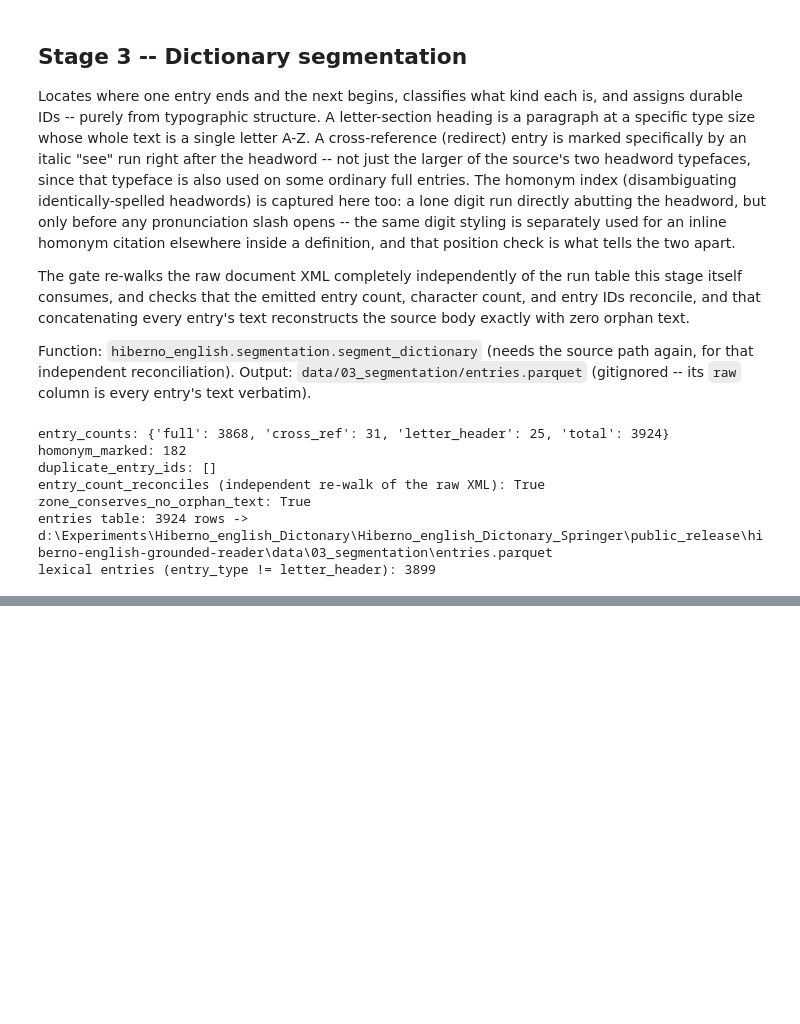
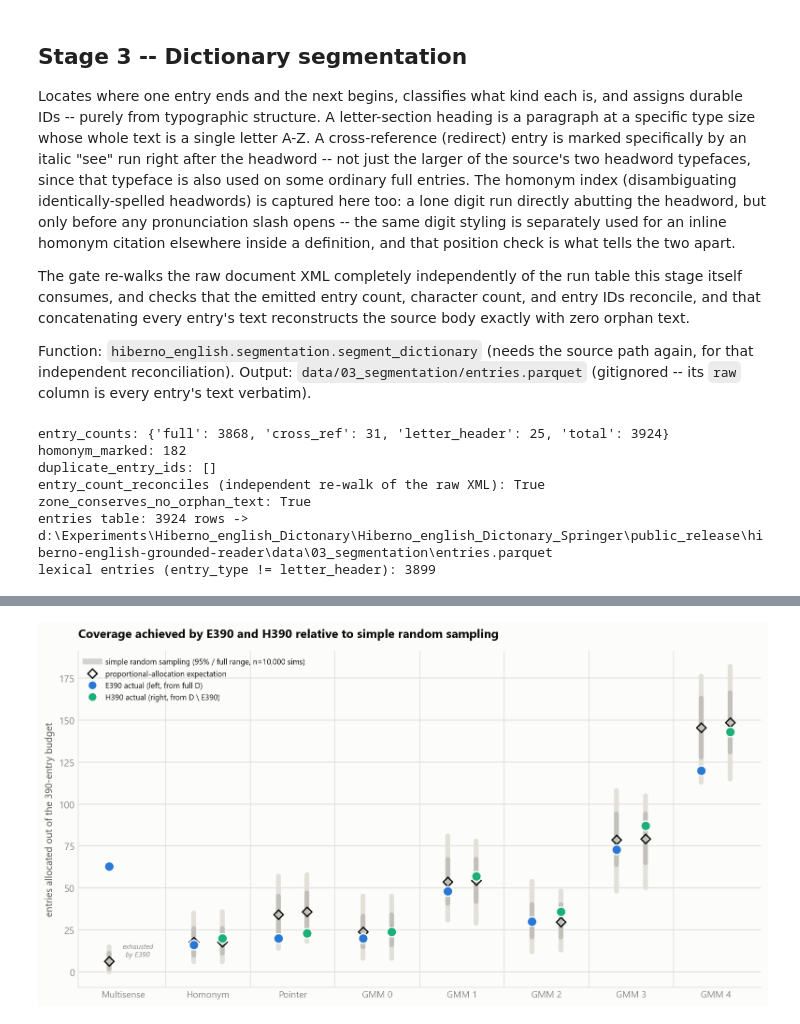
Before and after one commit to mrHendrixSL/hiberno-english-grounded-reader, a Jupyter notebook: notebooks/pipeline.ipynb, the cells around one changed output, grey strips where cells are left out. Cells and saved outputs as stored; diff of their text form; code cells hidden in the pictures; blank space fills up the shorter version.

```diff
--- a/notebooks/pipeline.ipynb
+++ b/notebooks/pipeline.ipynb
@@ -198,0 +549,92 @@ lexical entries (entry_type != letter_header): 3899
+# %%
+MIN_PER_STRATUM = 10  # same threshold design_e390 itself uses for Neyman allocation
+
+dtab_e = e390.design_table.to_pandas()
+ids_e = dtab_e["entry_id"].to_numpy()
+strat_e = dtab_e["stratum"].to_numpy()
+dtab_h = h390.design_table.to_pandas()
+ids_h = dtab_h["entry_id"].to_numpy()
+strat_h = dtab_h["stratum"].to_numpy()
+
+rng_e = np.random.default_rng(12345)
+rng_h = np.random.default_rng(67890)
+n_sims = 10_000
+idx_e, idx_h = np.arange(len(ids_e)), np.arange(len(ids_h))
+
+counts_e = {s: np.zeros(n_sims, dtype=int) for s in STRATA_ORDER}
+counts_h = {s: np.zeros(n_sims, dtype=int) for s in STRATA_ORDER if s != "H_multisense"}
+for t in range(n_sims):
+    draw_e = rng_e.choice(idx_e, size=r.budget, replace=False)
+    ve, ce = np.unique(strat_e[draw_e], return_counts=True)
+    map_e = dict(zip(ve, ce))
+    for s in STRATA_ORDER:
+        counts_e[s][t] = map_e.get(s, 0)
+    draw_h = rng_h.choice(idx_h, size=rh.budget, replace=False)
+    vh, ch = np.unique(strat_h[draw_h], return_counts=True)
+    map_h = dict(zip(vh, ch))
+    for s in counts_h:
+        counts_h[s][t] = map_h.get(s, 0)
+
+prop_e = {s: r.budget * r.population_by_stratum[s] / r.frame_size for s in STRATA_ORDER}
+prop_h = {s: rh.budget * rh.population_by_stratum[s] / rh.frame_size for s in counts_h}
+fail_e = float((counts_e["H_multisense"] < MIN_PER_STRATUM).mean())
+print(f"P(E390 simple random sampling gives fewer than 10 Multisense entries): {fail_e:.1%}")
+
+fig, ax = plt.subplots(figsize=(10.5, 5.6))
+x = np.arange(len(STRATA_ORDER))
+off = 0.17
+
+for i, s in enumerate(STRATA_ORDER):
+    xe = i - off
+    lo2, hi2 = counts_e[s].min(), counts_e[s].max()
+    lo, hi = np.percentile(counts_e[s], 2.5), np.percentile(counts_e[s], 97.5)
+    ax.plot([xe, xe], [lo2, hi2], color=GRID, linewidth=5, solid_capstyle="round", zorder=1)
+    ax.plot([xe, xe], [lo, hi], color=INK_MUTED, linewidth=5, alpha=0.35, solid_capstyle="round", zorder=2)
+    ax.plot(xe, prop_e[s], marker="D", markersize=7, markerfacecolor="none",
+            markeredgecolor=INK, markeredgewidth=1.4, linestyle="none", zorder=4)
+    ax.plot(xe, r.realised_allocation[s], marker="o", markersize=10, color=BLUE, zorder=5,
+            markeredgecolor=SURFACE, markeredgewidth=1.3)
+
+    xh = i + off
+    if s == "H_multisense":
+        ax.text(xh, 8, "exhausted\nby E390", ha="center", va="bottom", fontsize=7.3,
+                color=INK_MUTED, style="italic")
+        continue
+    lo2h, hi2h = counts_h[s].min(), counts_h[s].max()
+    loh, hih = np.percentile(counts_h[s], 2.5), np.percentile(counts_h[s], 97.5)
+    ax.plot([xh, xh], [lo2h, hi2h], color=GRID, linewidth=5, solid_capstyle="round", zorder=1)
+    ax.plot([xh, xh], [loh, hih], color=INK_MUTED, linewidth=5, alpha=0.35, solid_capstyle="round", zorder=2)
+    ax.plot(xh, prop_h[s], marker="D", markersize=7, markerfacecolor="none",
+            markeredgecolor=INK, markeredgewidth=1.4, linestyle="none", zorder=4)
+    ax.plot(xh, rh.realised_allocation[s], marker="o", markersize=10, color=AQUA, zorder=5,
+            markeredgecolor=SURFACE, markeredgewidth=1.3)
+
+for i in range(1, len(STRATA_ORDER)):
+    ax.axvline(i - 0.5, color=GRID, linewidth=0.8, zorder=0)
+
+ax.set_xticks(x)
+ax.set_xticklabels([STRATA_LABELS[s] for s in STRATA_ORDER], fontsize=9.5)
+ax.set_ylabel("entries allocated out of the 390-entry budget")
+ax.set_title("Coverage achieved by E390 and H390 relative to simple random sampling",
+             fontsize=12.5, fontweight="bold", loc="left", pad=14)
+ax.yaxis.grid(True, color=GRID, linewidth=1, zorder=0)
+ax.set_axisbelow(True)
+for spine in ("top", "right"):
+    ax.spines[spine].set_visible(False)
+ax.spines["left"].set_color(GRID)
+ax.spines["bottom"].set_color(GRID)
+ax.tick_params(length=0)
+
+legend_handles = [
+    plt.Line2D([0], [0], color=INK_MUTED, lw=6, alpha=0.35, label="simple random sampling (95% / full range, n=10,000 sims)"),
+    plt.Line2D([0], [0], marker="D", color="none", markerfacecolor="none", markeredgecolor=INK,
+               markersize=7, markeredgewidth=1.4, label="proportional-allocation expectation"),
+    plt.Line2D([0], [0], marker="o", color="none", markerfacecolor=BLUE, markeredgecolor=SURFACE,
+               markersize=9, label="E390 actual (left, from full D)"),
+    plt.Line2D([0], [0], marker="o", color="none", markerfacecolor=AQUA, markeredgecolor=SURFACE,
+               markersize=9, label="H390 actual (right, from D \\ E390)"),
+]
+ax.legend(handles=legend_handles, loc="upper left", fontsize=8, handlelength=1.8)
+plt.tight_layout()
+plt.show()
+# %% [output]
@@ -198,0 +642 @@ lexical entries (entry_type != letter_header): 3899
+[figure, added]
```
Also changed, not shown: parts of 15 cells of this notebook, 16 other files.
